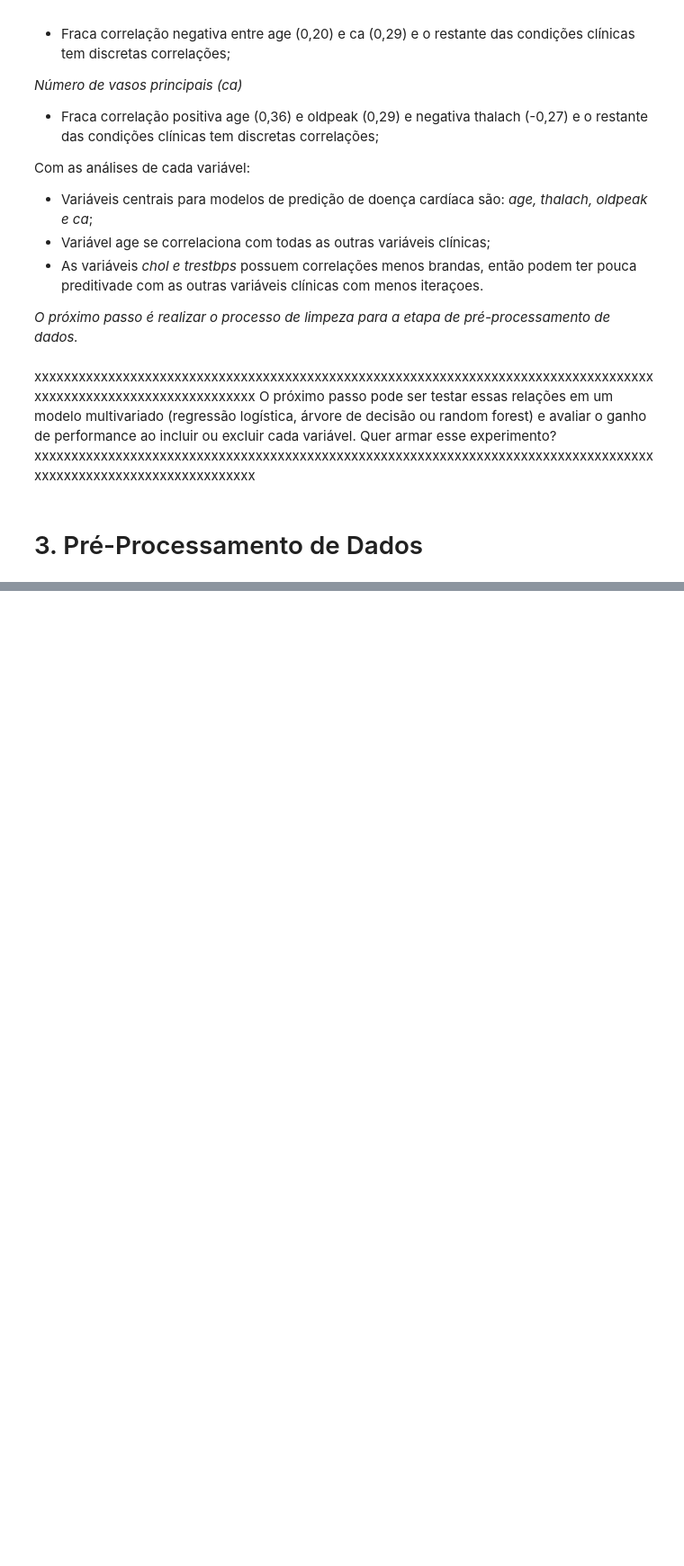
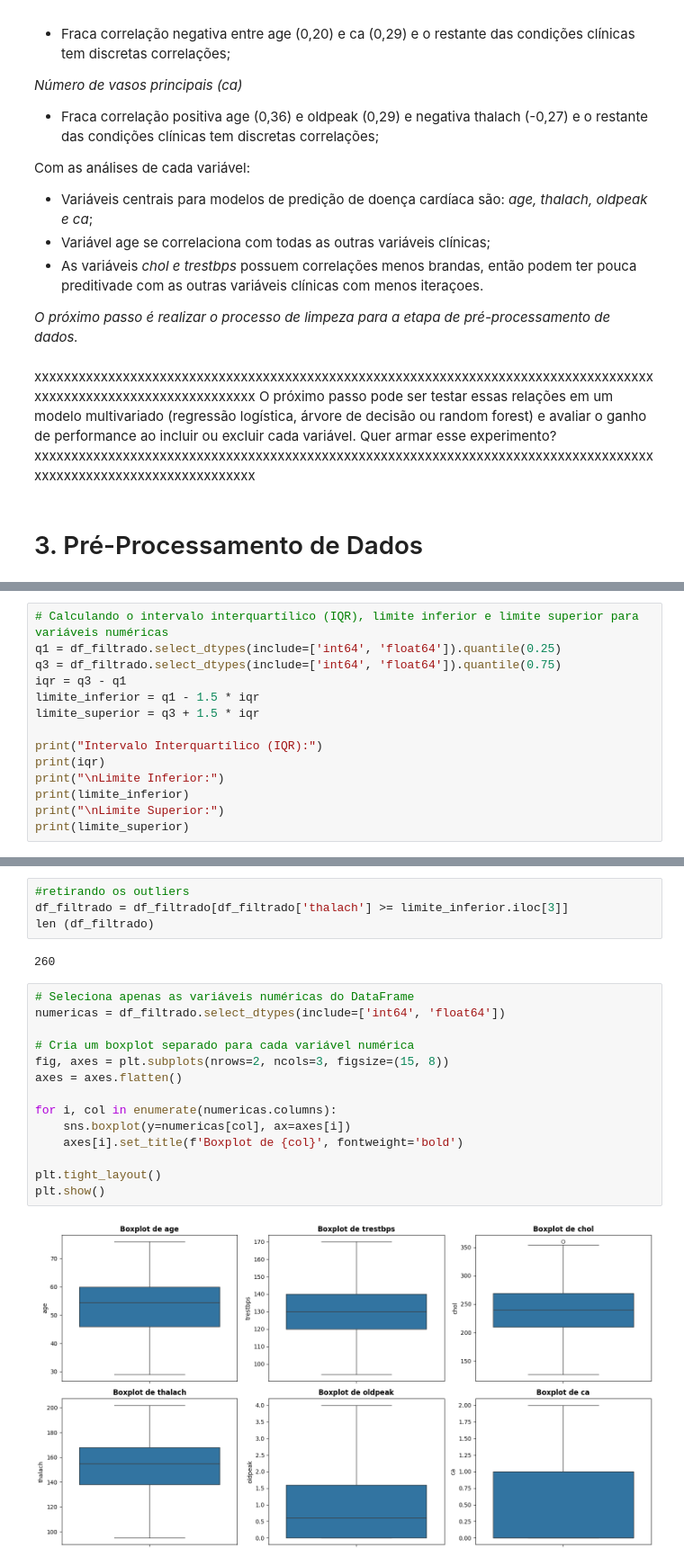
Before and after one commit to luiscpl/PUC_MVP, a Jupyter notebook: MVP_LUIS_CLAUDIO.ipynb, the cells around one changed output, grey strips where cells are left out. Shown at 90% size. Cells and saved outputs as stored; diff of their text form; blank space fills up the shorter version.

```diff
--- a/MVP_LUIS_CLAUDIO.ipynb
+++ b/MVP_LUIS_CLAUDIO.ipynb
@@ -723,0 +792,14 @@ Nesta etapa, será a limpeza e organização dos dados antes da etapa de modelag
+# %%
+# Calculando o intervalo interquartílico (IQR), limite inferior e limite superior para variáveis numéricas
+q1 = df_filtrado.select_dtypes(include=['int64', 'float64']).quantile(0.25)
+q3 = df_filtrado.select_dtypes(include=['int64', 'float64']).quantile(0.75)
+iqr = q3 - q1
+limite_inferior = q1 - 1.5 * iqr
+limite_superior = q3 + 1.5 * iqr
+
+print("Intervalo Interquartílico (IQR):")
+print(iqr)
+print("\nLimite Inferior:")
+print(limite_inferior)
+print("\nLimite Superior:")
+print(limite_superior)
@@ -723,0 +824,22 @@ Nesta etapa, será a limpeza e organização dos dados antes da etapa de modelag
+# %%
+#retirando os outliers
+df_filtrado = df_filtrado[df_filtrado['thalach'] >= limite_inferior.iloc[3]]
+len (df_filtrado)
+# %% [output]
+260
+# %%
+# Seleciona apenas as variáveis numéricas do DataFrame
+numericas = df_filtrado.select_dtypes(include=['int64', 'float64'])
+
+# Cria um boxplot separado para cada variável numérica
+fig, axes = plt.subplots(nrows=2, ncols=3, figsize=(15, 8))
+axes = axes.flatten()
+
+for i, col in enumerate(numericas.columns):
+    sns.boxplot(y=numericas[col], ax=axes[i])
+    axes[i].set_title(f'Boxplot de {col}', fontweight='bold')
+
+plt.tight_layout()
+plt.show()
+# %% [output]
+[figure, added]
```
Also changed, not shown: parts of 7 cells of this notebook.
